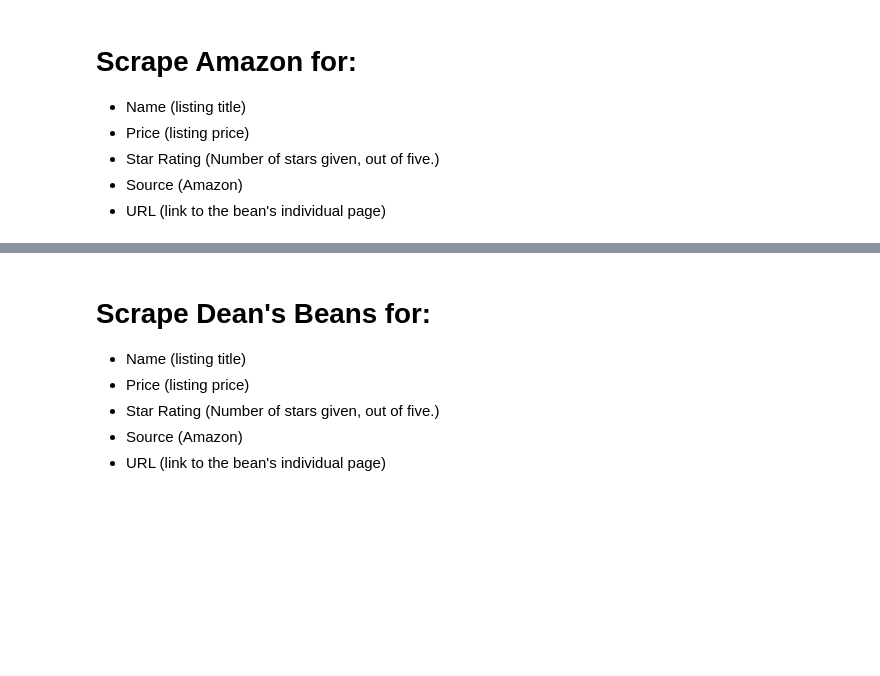
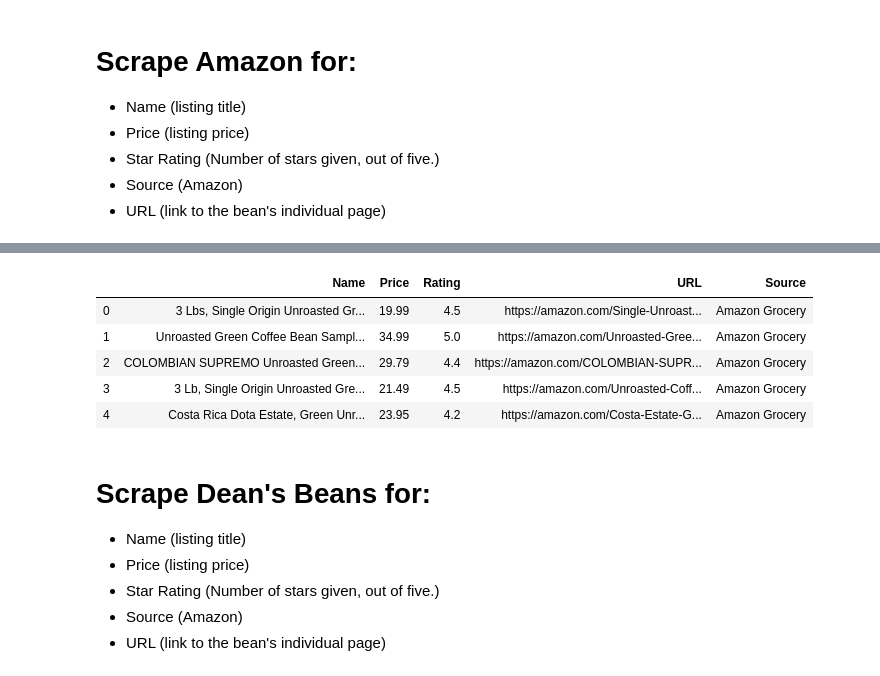
Before and after one commit to mahlonduke/ETL-challenge, a Jupyter notebook: notebook.ipynb, the cells around one changed output, grey strips where cells are left out. Saved outputs shown, nothing was run; the diff lists cells and outputs as text; code cells hidden in the pictures; blank space fills up the shorter version.

```diff
--- a/notebook.ipynb
+++ b/notebook.ipynb
@@ -308,3 +349,14 @@ amazon.head()
+# %%
+# Remove extra words from the Rating column
+amazon['Rating'] = [x.split(' ')[0] for x in amazon['Rating']]
+amazon.head()
+# %% [output]
+|  | Name | Price | Rating | URL | Source |
+| 0 | 3 Lbs, Single Origin Unroasted Gr... | 19.99 | 4.5 | https://amazon.com/Single-Unroast... | Amazon Grocery |
+| 1 | Unroasted Green Coffee Bean Sampl... | 34.99 | 5.0 | https://amazon.com/Unroasted-Gree... | Amazon Grocery |
+| 2 | COLOMBIAN SUPREMO Unroasted Green... | 29.79 | 4.4 | https://amazon.com/COLOMBIAN-SUPR... | Amazon Grocery |
+| 3 | 3 Lb, Single Origin Unroasted Gre... | 21.49 | 4.5 | https://amazon.com/Unroasted-Coff... | Amazon Grocery |
+| 4 | Costa Rica Dota Estate, Green Unr... | 23.95 | 4.2 | https://amazon.com/Costa-Estate-G... | Amazon Grocery |
 # %% [markdown]
 # Scrape Dean's Beans for:
 - Name (listing title)
```
Also changed, not shown: parts of 10 cells of this notebook.
